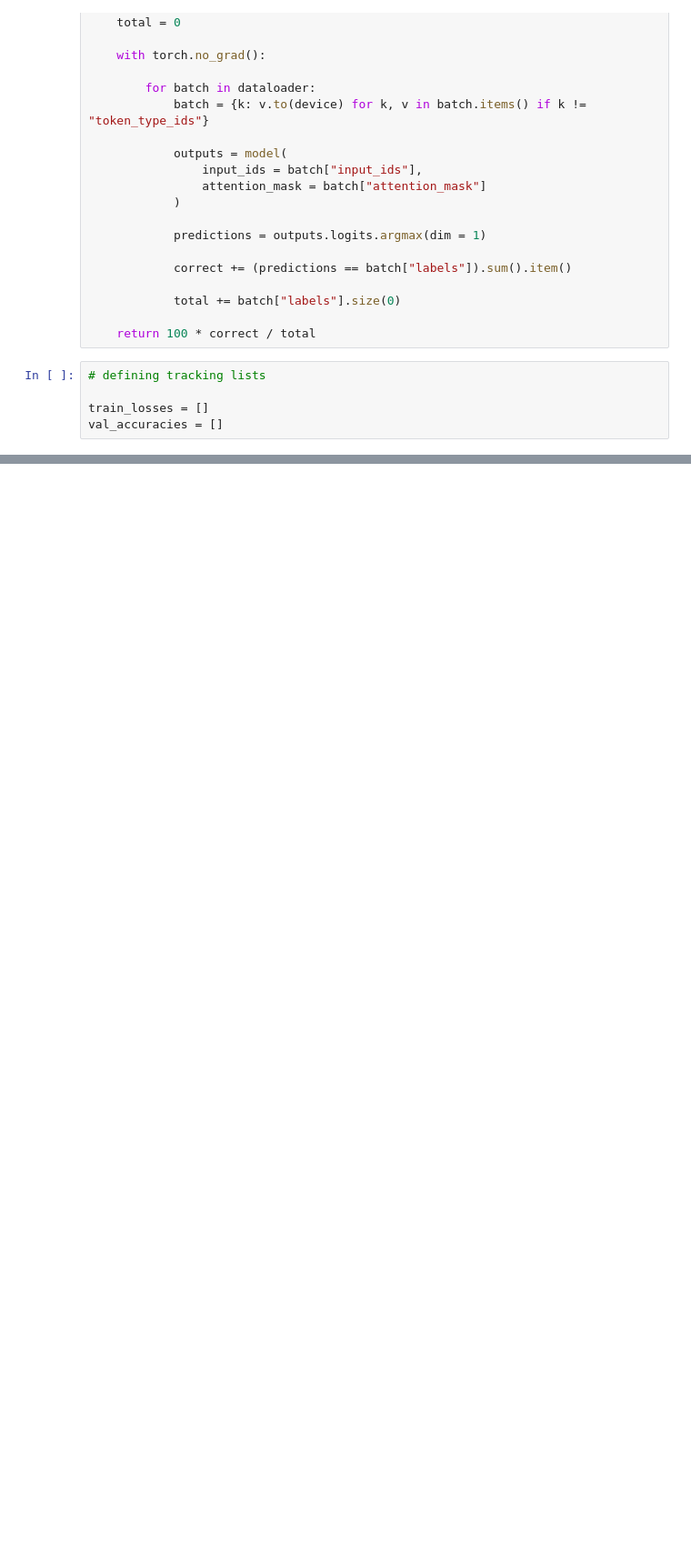
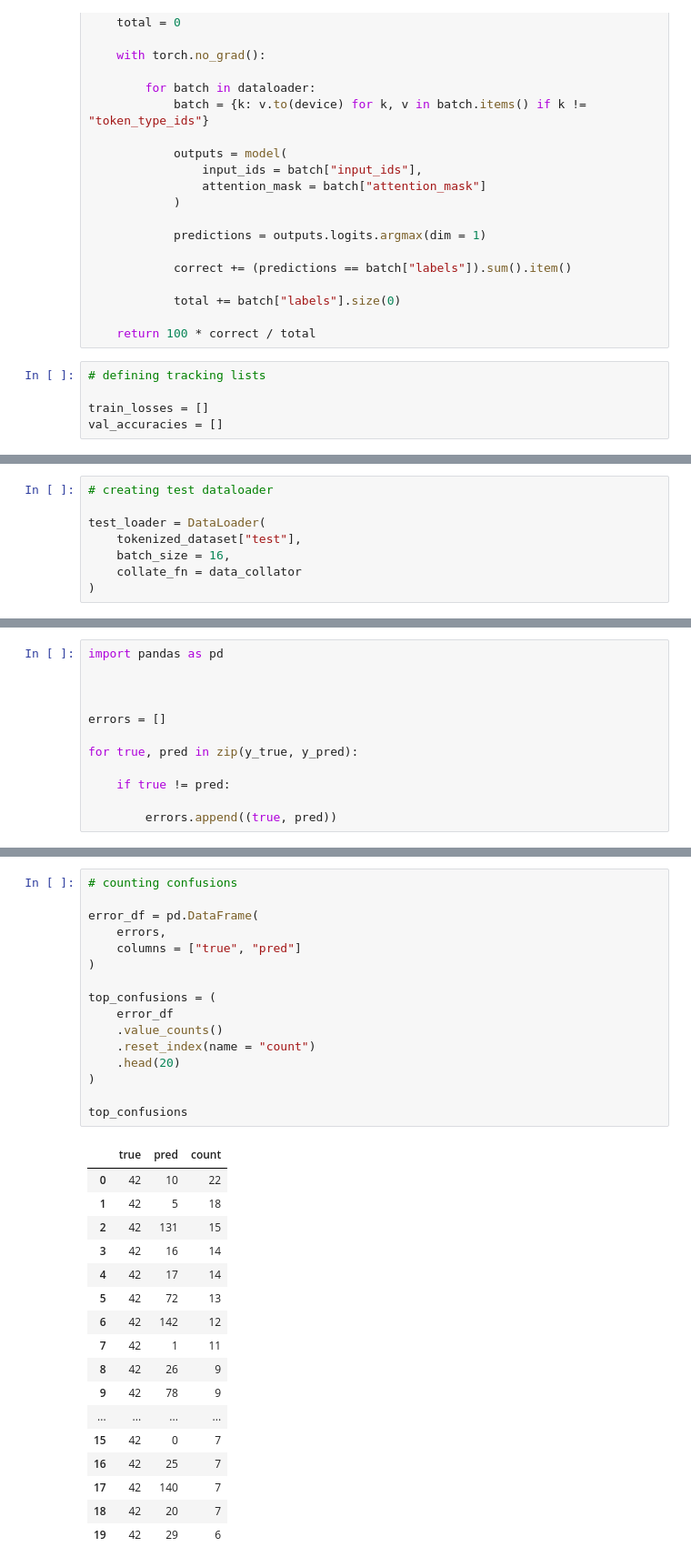
Before and after one commit to L3m1K0uad10/Intent-Classification-Chatbot, a Jupyter notebook: Intent_Classification_Chatbot.ipynb, the cells around one changed output, grey strips where cells are left out. Shown at 91% size. Drawn from its saved outputs; the diff is of its cells as text; blank space fills up the shorter version.

```diff
--- a/Intent_Classification_Chatbot.ipynb
+++ b/Intent_Classification_Chatbot.ipynb
@@ -2094,0 +2127,8 @@ Epoch 3/3 | Loss: 0.1679 | Val Acc: 94.23%
+# %%
+# creating test dataloader
+
+test_loader = DataLoader(
+    tokenized_dataset["test"],
+    batch_size = 16,
+    collate_fn = data_collator
+)
@@ -2094,0 +2231,12 @@ Epoch 3/3 | Loss: 0.1679 | Val Acc: 94.23%
+# %%
+import pandas as pd
+
+
+
+errors = []
+
+for true, pred in zip(y_true, y_pred):
+
+    if true != pred:
+
+        errors.append((true, pred))
@@ -2094,0 +2263,34 @@ Epoch 3/3 | Loss: 0.1679 | Val Acc: 94.23%
+# %%
+# counting confusions
+
+error_df = pd.DataFrame(
+    errors,
+    columns = ["true", "pred"]
+)
+
+top_confusions = (
+    error_df
+    .value_counts()
+    .reset_index(name = "count")
+    .head(20)
+)
+
+top_confusions
+# %% [output]
+|  | true | pred | count |
+| 0 | 42 | 10 | 22 |
+| 1 | 42 | 5 | 18 |
+| 2 | 42 | 131 | 15 |
+| 3 | 42 | 16 | 14 |
+| 4 | 42 | 17 | 14 |
+| 5 | 42 | 72 | 13 |
+| 6 | 42 | 142 | 12 |
+| 7 | 42 | 1 | 11 |
+| 8 | 42 | 26 | 9 |
+| 9 | 42 | 78 | 9 |
+| ... | ... | ... | ... |
+| 15 | 42 | 0 | 7 |
+| 16 | 42 | 25 | 7 |
+| 17 | 42 | 140 | 7 |
+| 18 | 42 | 20 | 7 |
+| 19 | 42 | 29 | 6 |
```
Also changed, not shown: parts of 39 cells of this notebook, 1 other file.
